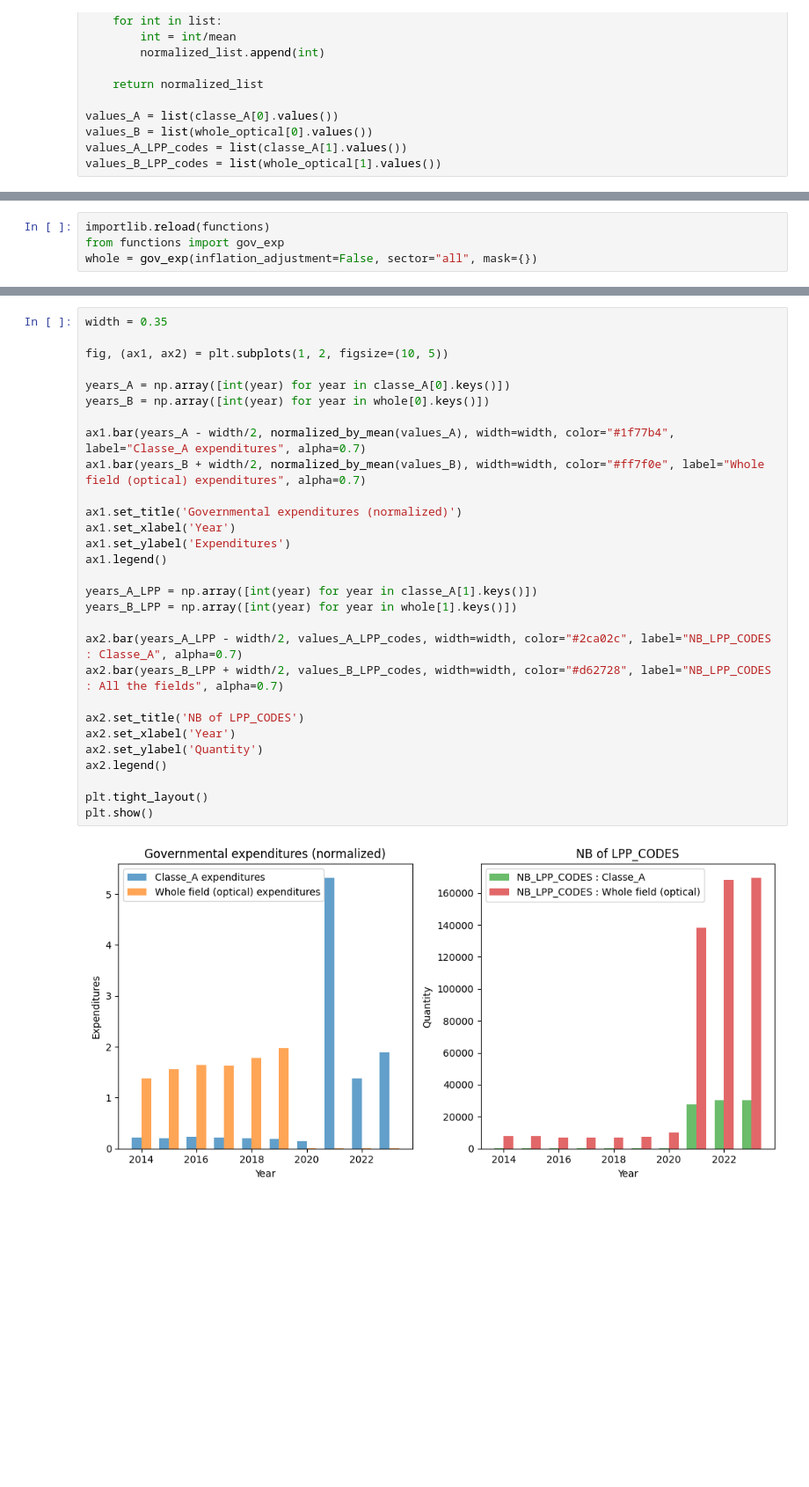
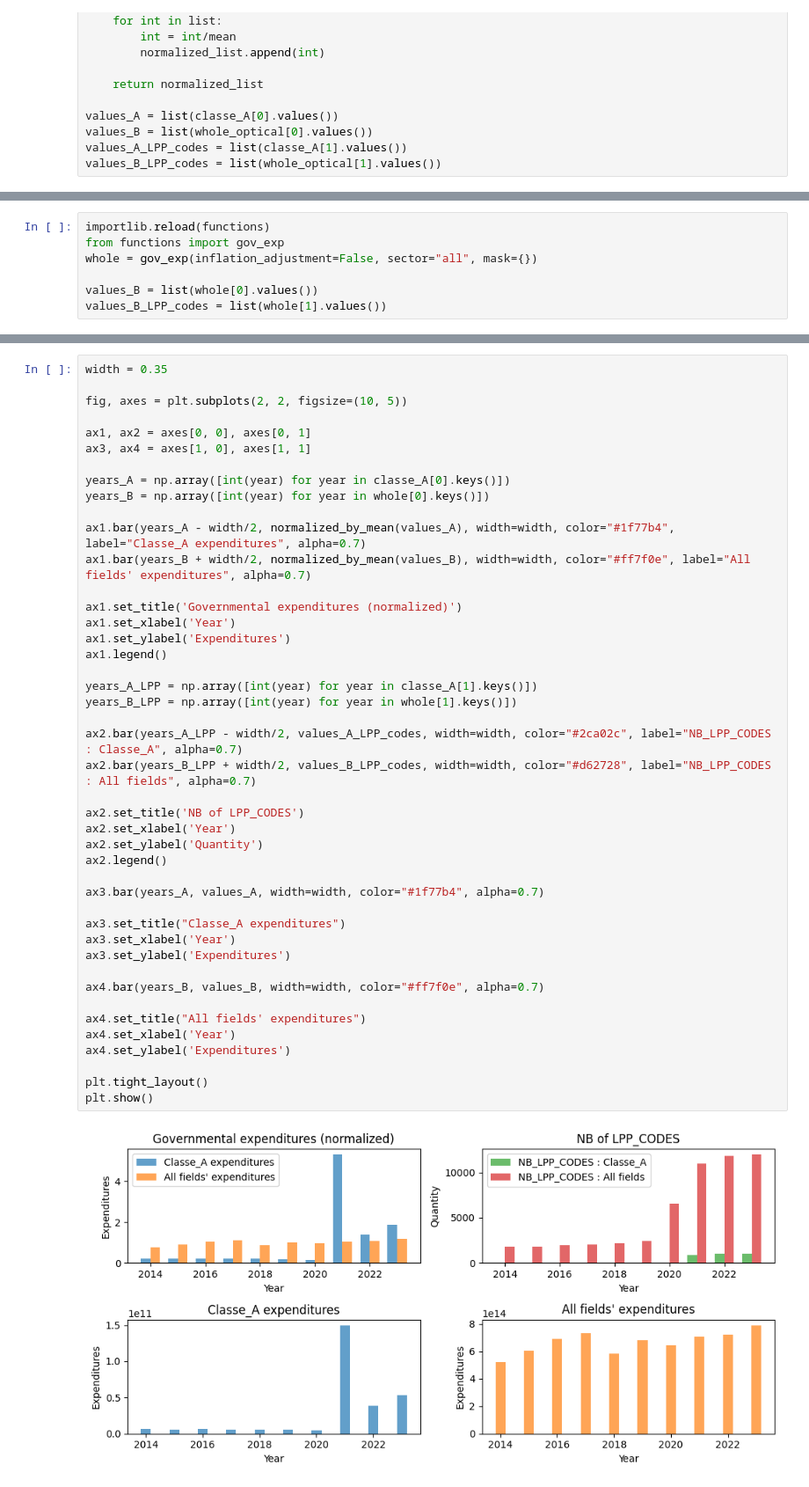
Before and after one commit to bparent11/analysingEffectOfHealthPlanInFrance, a Jupyter notebook: code/governmental-expenditures.ipynb, the cells around one changed output, grey strips where cells are left out. Shown: that part at 88% size. Drawn from its saved outputs; the diff is of its cells as text; blank space fills up the shorter version.

```diff
--- a/code/governmental-expenditures.ipynb
+++ b/code/governmental-expenditures.ipynb
@@ -623,3 +655,6 @@ df = pd.DataFrame(
 importlib.reload(functions)
 from functions import gov_exp
 whole = gov_exp(inflation_adjustment=False, sector="all", mask={})
+
+values_B = list(whole[0].values())
+values_B_LPP_codes = list(whole[1].values())
@@ -626,31 +683,46 @@ whole = gov_exp(inflation_adjustment=False, sector="all", mask={})
 # %%
 width = 0.35
 
-fig, (ax1, ax2) = plt.subplots(1, 2, figsize=(10, 5))
+fig, axes = plt.subplots(2, 2, figsize=(10, 5))
+
+ax1, ax2 = axes[0, 0], axes[0, 1]
+ax3, ax4 = axes[1, 0], axes[1, 1]
 
 years_A = np.array([int(year) for year in classe_A[0].keys()])
 years_B = np.array([int(year) for year in whole[0].keys()])
 
 ax1.bar(years_A - width/2, normalized_by_mean(values_A), width=width, color="#1f77b4", label="Classe_A expenditures", alpha=0.7)
-ax1.bar(years_B + width/2, normalized_by_mean(values_B), width=width, color="#ff7f0e", label="Whole field (optical) expenditures", alpha=0.7)
+ax1.bar(years_B + width/2, normalized_by_mean(values_B), width=width, color="#ff7f0e", label="All fields' expenditures", alpha=0.7)
 
 ax1.set_title('Governmental expenditures (normalized)')
 ax1.set_xlabel('Year')
 ax1.set_ylabel('Expenditures')
 ax1.legend()
 
 years_A_LPP = np.array([int(year) for year in classe_A[1].keys()])
 years_B_LPP = np.array([int(year) for year in whole[1].keys()])
 
 ax2.bar(years_A_LPP - width/2, values_A_LPP_codes, width=width, color="#2ca02c", label="NB_LPP_CODES : Classe_A", alpha=0.7)
-ax2.bar(years_B_LPP + width/2, values_B_LPP_codes, width=width, color="#d62728", label="NB_LPP_CODES : All the fields", alpha=0.7)
+ax2.bar(years_B_LPP + width/2, values_B_LPP_codes, width=width, color="#d62728", label="NB_LPP_CODES : All fields", alpha=0.7)
 
 ax2.set_title('NB of LPP_CODES')
 ax2.set_xlabel('Year')
 ax2.set_ylabel('Quantity')
 ax2.legend()
 
+ax3.bar(years_A, values_A, width=width, color="#1f77b4", alpha=0.7)
+
+ax3.set_title("Classe_A expenditures")
+ax3.set_xlabel('Year')
+ax3.set_ylabel('Expenditures')
+
+ax4.bar(years_B, values_B, width=width, color="#ff7f0e", alpha=0.7)
+
+ax4.set_title("All fields' expenditures")
+ax4.set_xlabel('Year')
+ax4.set_ylabel('Expenditures')
+
 plt.tight_layout()
 plt.show()
 # %% [output]
-[figure, old version]
+[figure, new version]
```
Also changed, not shown: parts of 18 cells of this notebook, 1 other file.
